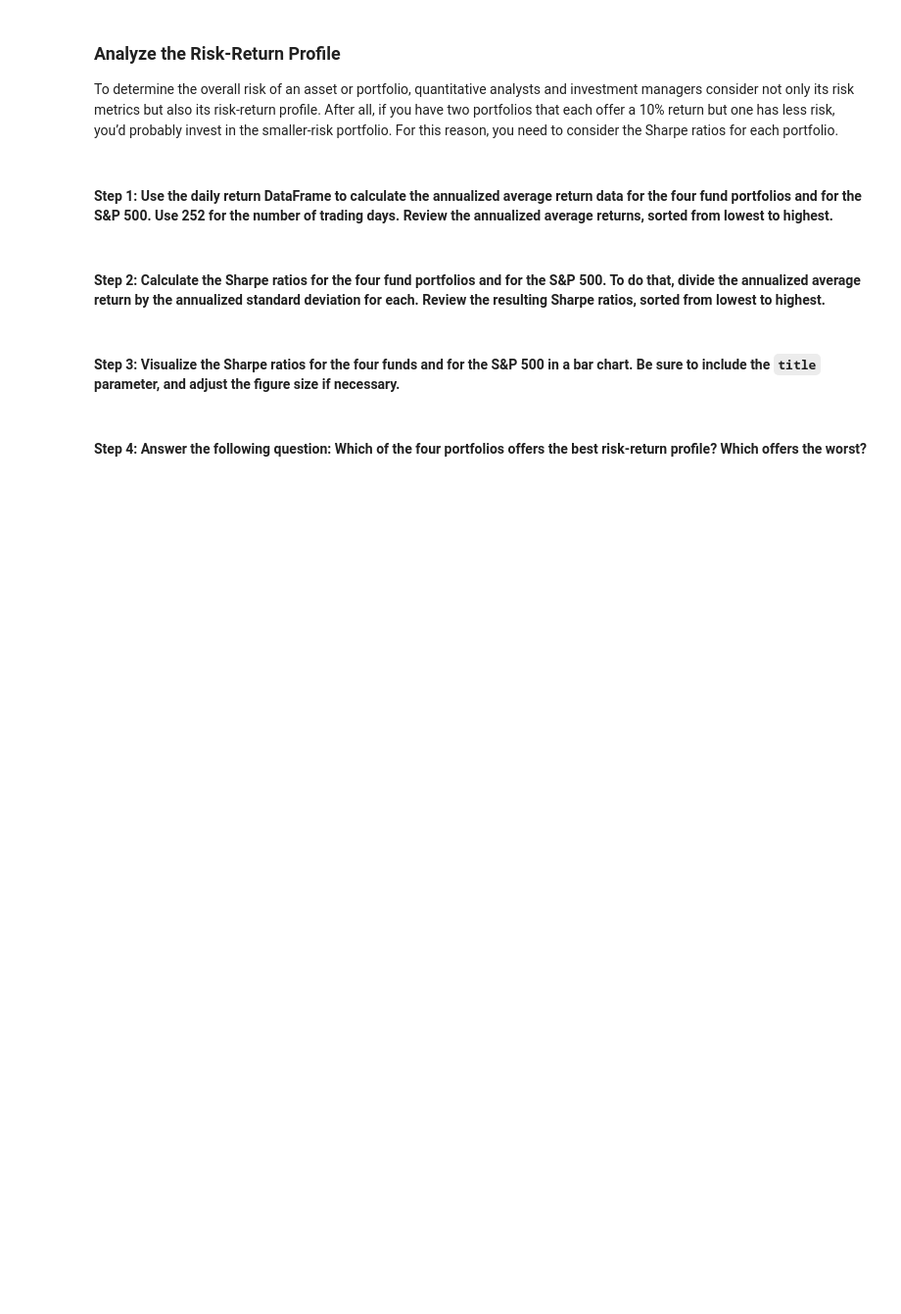
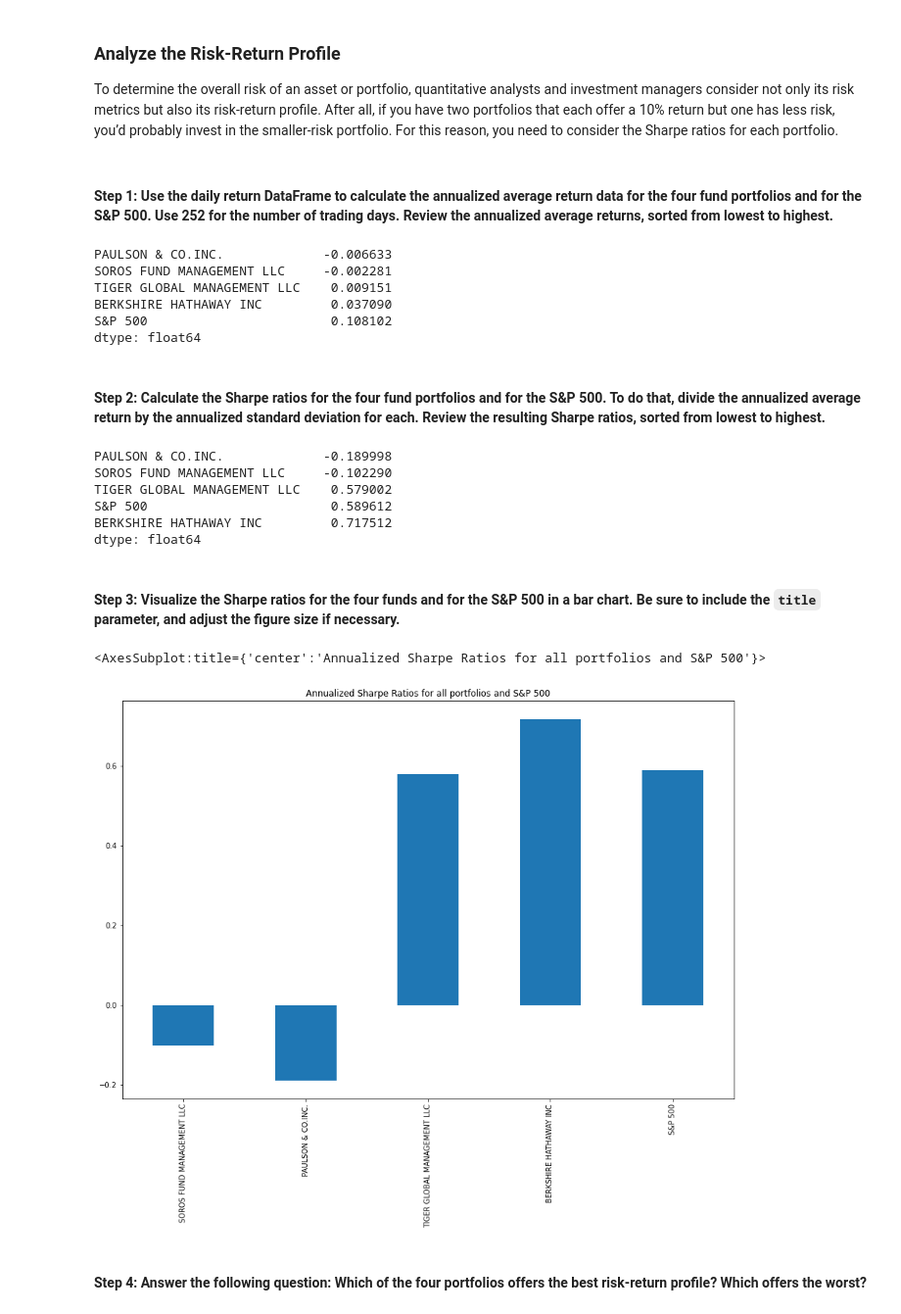
Before and after one commit to JonahLeggett/Risk_Return_Analysis, a Jupyter notebook: risk_return_analysis.ipynb, the cells around one changed output. Shown at 98% size. Saved outputs shown, nothing was run; the diff lists cells and outputs as text; code cells hidden in the pictures; blank space fills up the shorter version.

Commit message:
Analyzed the Risk-Return Profile

```diff
--- a/risk_return_analysis.ipynb
+++ b/risk_return_analysis.ipynb
@@ -315,19 +315,40 @@ To determine the overall risk of an asset or portfolio, quantitative analysts an
 # Calculate the annual average return data for the for fund portfolios and the S&P 500
 # Use 252 as the number of trading days in the year
 # Review the annual average returns sorted from lowest to highest
-# YOUR CODE HERE
+daily_returns_avg_annualized = daily_returns.mean() * trading_days
+
+daily_returns_avg_annualized.sort_values()
+# %% [output]
+PAULSON & CO.INC.             -0.006633
+SOROS FUND MANAGEMENT LLC     -0.002281
+TIGER GLOBAL MANAGEMENT LLC    0.009151
+BERKSHIRE HATHAWAY INC         0.037090
+S&P 500                        0.108102
+dtype: float64
 # %% [markdown]
 #### Step 2: Calculate the Sharpe ratios for the four fund portfolios and for the S&P 500. To do that, divide the annualized average return by the annualized standard deviation for each. Review the resulting Sharpe ratios, sorted from lowest to highest.
 # %%
 # Calculate the annualized Sharpe Ratios for each of the 4 portfolios and the S&P 500.
 # Review the Sharpe ratios sorted lowest to highest
-# YOUR CODE HERE
+daily_returns_sharpe_annualized = daily_returns_avg_annualized / daily_returns_std_annualized
+
+daily_returns_sharpe_annualized.sort_values()
+# %% [output]
+PAULSON & CO.INC.             -0.189998
+SOROS FUND MANAGEMENT LLC     -0.102290
+TIGER GLOBAL MANAGEMENT LLC    0.579002
+S&P 500                        0.589612
+BERKSHIRE HATHAWAY INC         0.717512
+dtype: float64
 # %% [markdown]
 #### Step 3: Visualize the Sharpe ratios for the four funds and for the S&P 500 in a bar chart. Be sure to include the `title` parameter, and adjust the figure size if necessary.
 # %%
 # Visualize the Sharpe ratios as a bar chart
 # Include a title parameter and adjust the figure size
-# YOUR CODE HERE
+daily_returns_sharpe_annualized.plot.bar(figsize=(15,10), title="Annualized Sharpe Ratios for all portfolios and S&P 500")
+# %% [output]
+<AxesSubplot:title={'center':'Annualized Sharpe Ratios for all portfolios and S&P 500'}>
+[figure, added]
 # %% [markdown]
 #### Step 4: Answer the following question: Which of the four portfolios offers the best risk-return profile? Which offers the worst?
 # %% [markdown]
```
Also changed, not shown: parts of 2 cells of this notebook.
